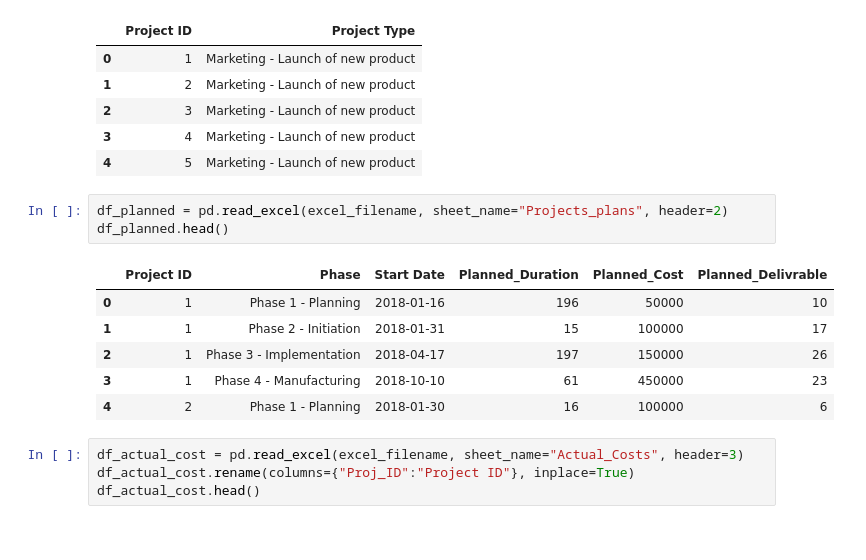
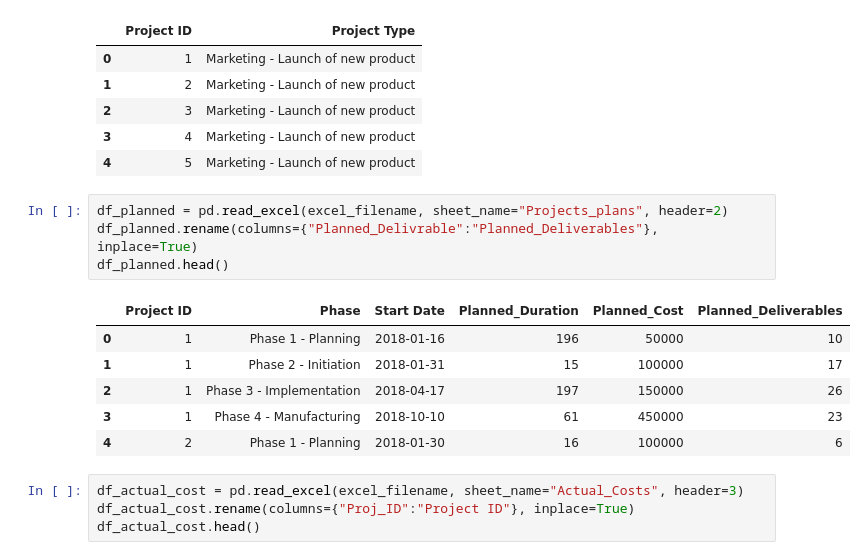
Before and after one commit to data-IA-2025/P7demo, a Jupyter notebook: P7.ipynb, the cells around one changed output. Drawn from its saved outputs; the diff is of its cells as text.

```diff
--- a/P7.ipynb
+++ b/P7.ipynb
@@ -49,9 +48,10 @@ df_project_type.head()
 | 4 | 5 | Marketing - Launch of new product |
 # %%
 df_planned = pd.read_excel(excel_filename, sheet_name="Projects_plans", header=2)
+df_planned.rename(columns={"Planned_Delivrable":"Planned_Deliverables"}, inplace=True)
 df_planned.head()
 # %% [output]
-|  | Project ID | Phase | Start Date | Planned_Duration | Planned_Cost | Planned_Delivrable |
+|  | Project ID | Phase | Start Date | Planned_Duration | Planned_Cost | Planned_Deliverables |
 | 0 | 1 | Phase 1 - Planning | 2018-01-16 | 196 | 50000 | 10 |
 | 1 | 1 | Phase 2 - Initiation | 2018-01-31 | 15 | 100000 | 17 |
 | 2 | 1 | Phase 3 - Implementation | 2018-04-17 | 197 | 150000 | 26 |
```
Also changed, not shown: parts of 31 cells of this notebook.
